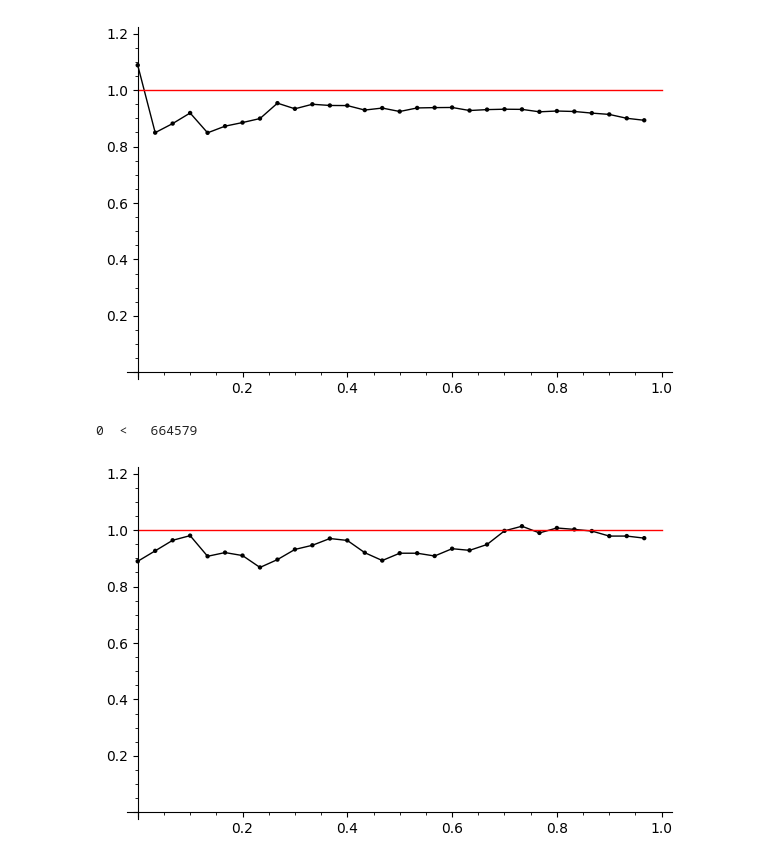
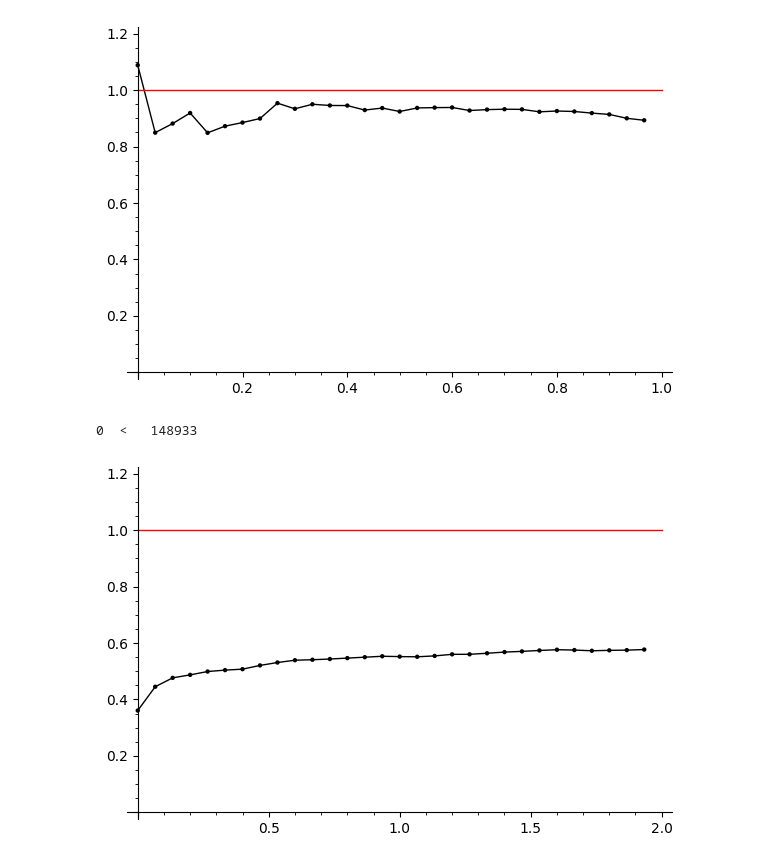
Before and after one commit to JosuaKugler/sato-tate-distributions, a Jupyter notebook: sage_st_distribution.ipynb, the cells around one changed output. Cells and saved outputs as stored; diff of their text form; code cells hidden in the pictures.

```diff
--- a/sage_st_distribution.ipynb
+++ b/sage_st_distribution.ipynb
@@ -305,7 +305,9 @@ S05.plot_theta(10*N, plot_points=pp, a=-.01,b=.01)
 # %% [output]
 [figure]
 # %%
-SatoTate(EllipticCurve([0, 0, 1, -10, 4])).plot_theta(10*N, plot_points=pp, a=-.1, b=.1)
+#SatoTate(EllipticCurve([0, 0, 1, -10, 4])).plot_theta(10*N, plot_points=pp, a=-.1, b=.1)
+E = EllipticCurve([1,-1,1,-20067762415575526585033208209338542750930230312178956502,34481611795030556467032985690390720374855944359319180361266008296291939448732243429])
+SatoTate(E).plot_theta(2000000, plot_points=pp)
 # %% [output]
-0  <   664579
+0  <   148933
-[figure, old version]
+[figure, new version]
```
Also changed, not shown: 1 other file.
